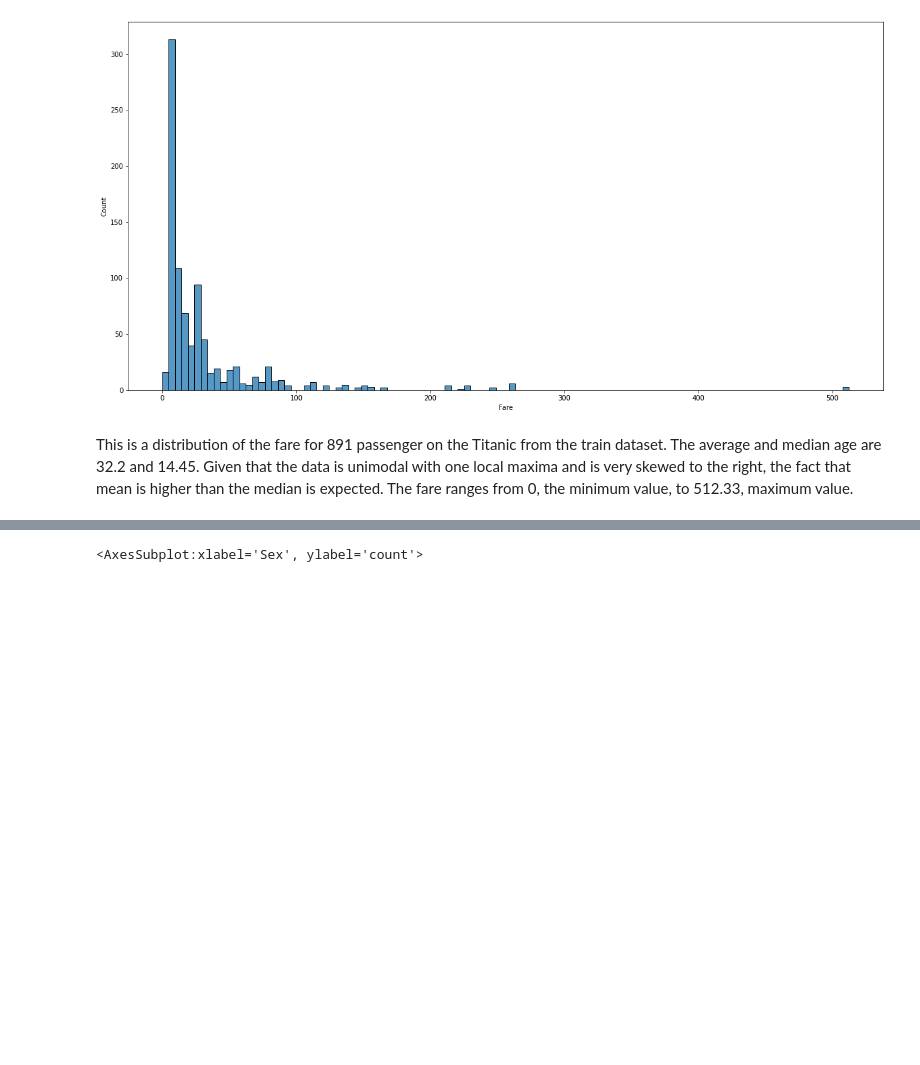
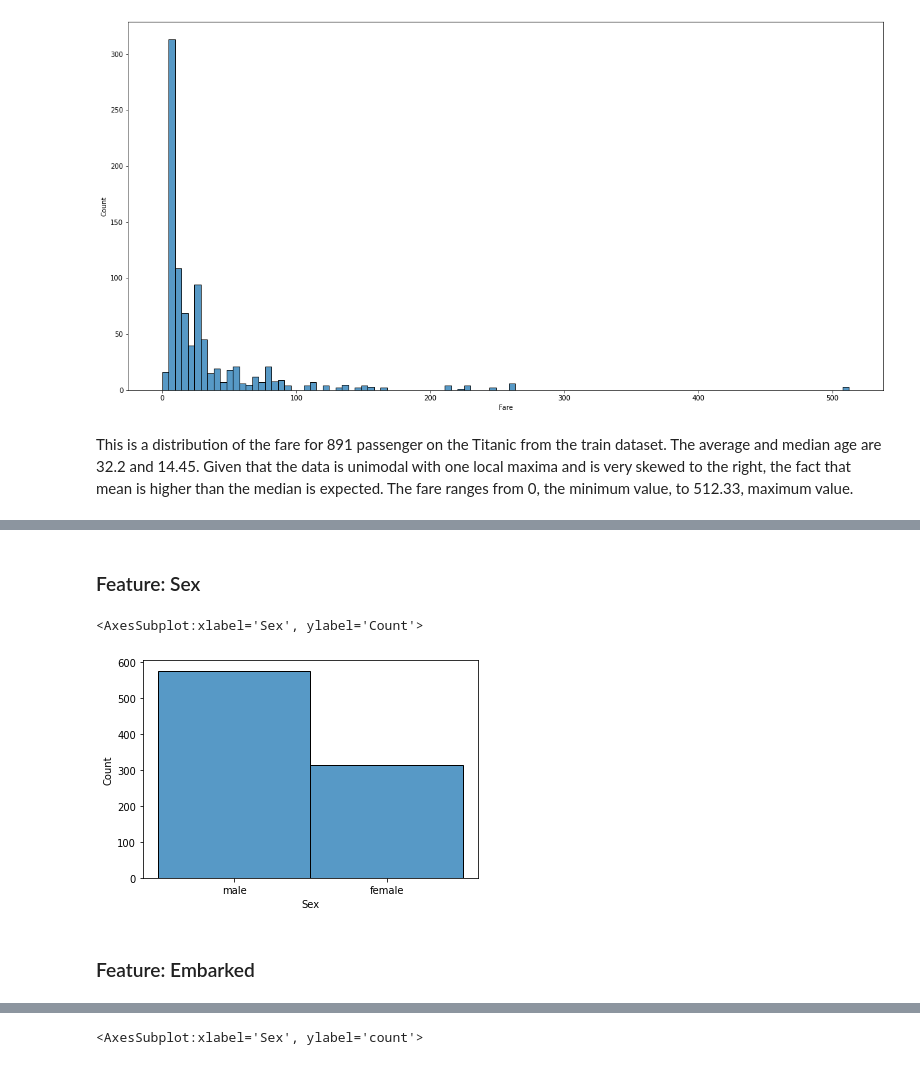
Before and after one commit to LauraZM9/Titanic-Kaggle, a Jupyter notebook: Titanic-EDA.ipynb, the cells around one changed output, grey strips where cells are left out. Cells and saved outputs as stored; diff of their text form; code cells hidden in the pictures; blank space fills up the shorter version.

```diff
--- a/Titanic-EDA.ipynb
+++ b/Titanic-EDA.ipynb
@@ -227,0 +231,10 @@ This is a distribution of the fare for 891 passenger on the Titanic from the tra
+# %% [markdown]
+### Feature: Sex
+# %%
+#fig = plt.subplots(figsize=(20,10))
+sns.histplot(data=df, x='Sex')
+# %% [output]
+<AxesSubplot:xlabel='Sex', ylabel='Count'>
+[figure, added]
+# %% [markdown]
+### Feature: Embarked
```
Also changed, not shown: parts of 4 cells of this notebook.
